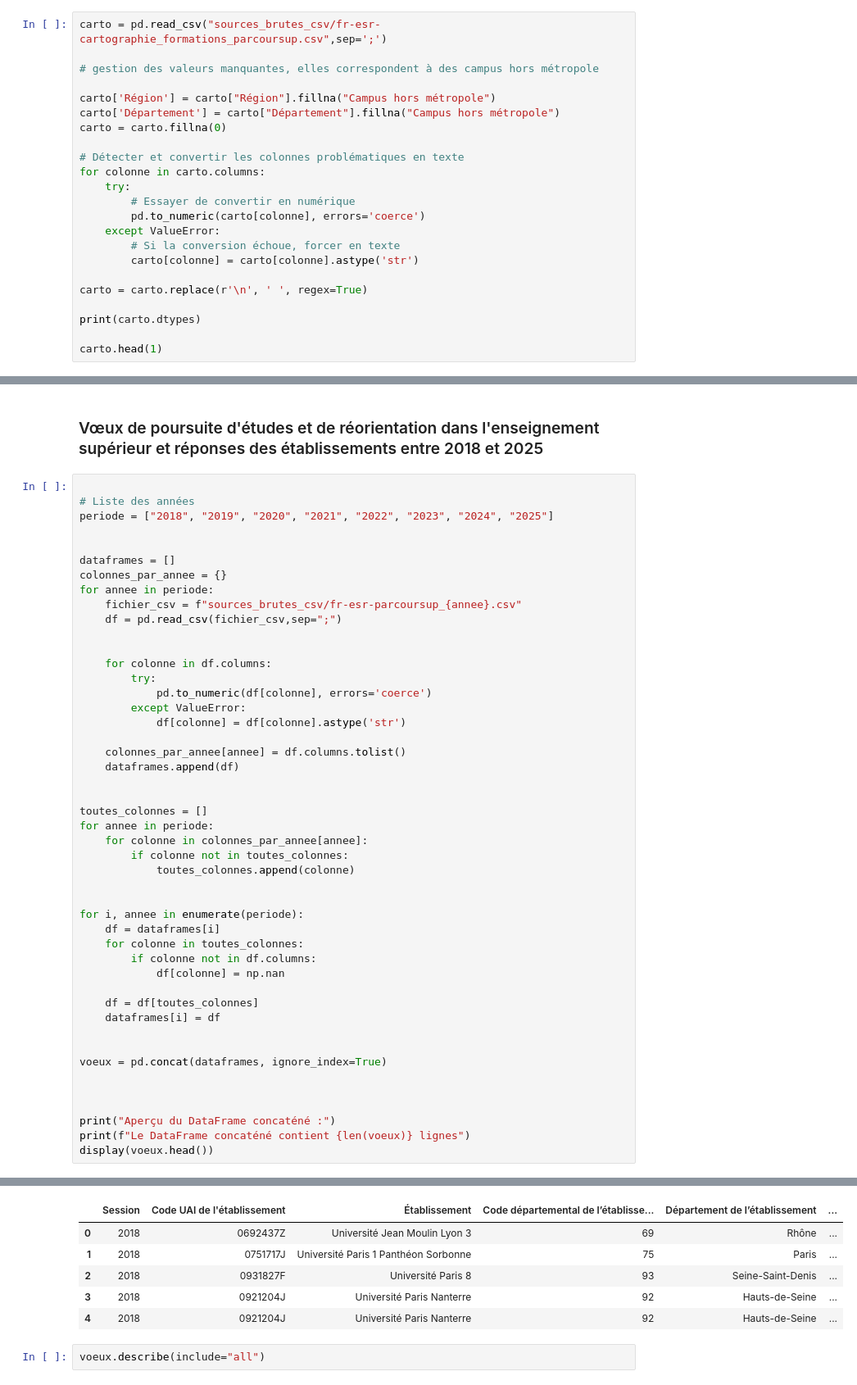
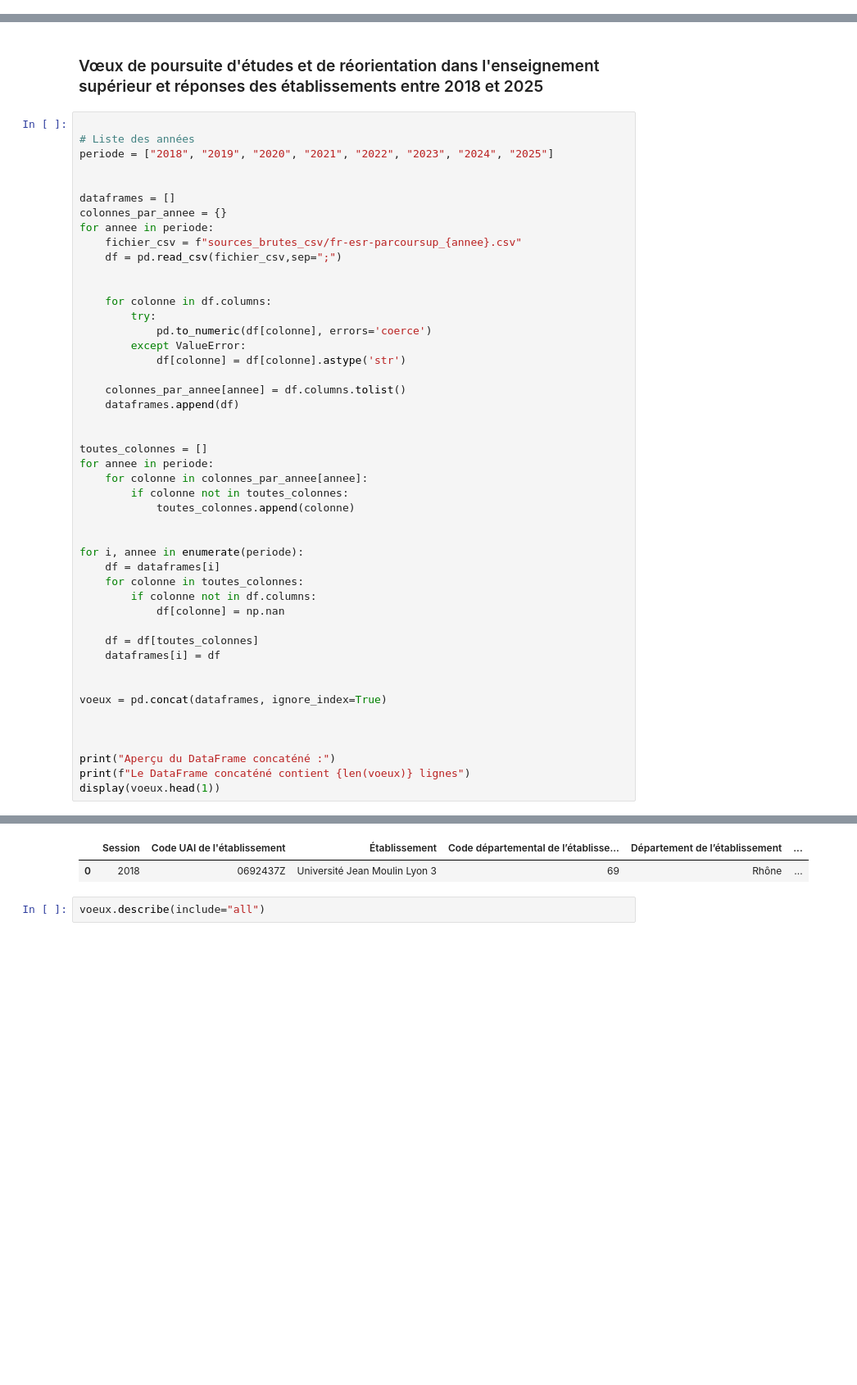
Before and after one commit to laura-lucchini/Analyse-Parcoursup, a Jupyter notebook: projet_parcoursup.ipynb, the cells around one changed output, grey strips where cells are left out. Shown at 82% size. Cells and saved outputs as stored; diff of their text form; blank space fills up the shorter version.

```diff
--- a/projet_parcoursup.ipynb
+++ b/projet_parcoursup.ipynb
@@ -30,23 +24,0 @@ pd.set_option('display.max_columns', None)
-# %%
-carto = pd.read_csv("sources_brutes_csv/fr-esr-cartographie_formations_parcoursup.csv",sep=';')
-
-# gestion des valeurs manquantes, elles correspondent à des campus hors métropole
-
-carto['Région'] = carto["Région"].fillna("Campus hors métropole")
-carto['Département'] = carto["Département"].fillna("Campus hors métropole")
-carto = carto.fillna(0)
-
-# Détecter et convertir les colonnes problématiques en texte
-for colonne in carto.columns:
-    try:
-        # Essayer de convertir en numérique
-        pd.to_numeric(carto[colonne], errors='coerce')
-    except ValueError:
-        # Si la conversion échoue, forcer en texte
-        carto[colonne] = carto[colonne].astype('str')
-
-carto = carto.replace(r'\n', ' ', regex=True)
-
-print(carto.dtypes)
-
-carto.head(1)
@@ -188,38 +48,34 @@ for annee in periode:
 
 
 toutes_colonnes = []
 for annee in periode:
     for colonne in colonnes_par_annee[annee]:
         if colonne not in toutes_colonnes:
             toutes_colonnes.append(colonne)
 
 
 for i, annee in enumerate(periode):
     df = dataframes[i]
     for colonne in toutes_colonnes:
         if colonne not in df.columns:
             df[colonne] = np.nan
 
     df = df[toutes_colonnes]
     dataframes[i] = df
 
 
 voeux = pd.concat(dataframes, ignore_index=True)
 
 
 
 print("Aperçu du DataFrame concaténé :")
 print(f"Le DataFrame concaténé contient {len(voeux)} lignes")
-display(voeux.head())
+display(voeux.head(1))
 # %% [output]
 Aperçu du DataFrame concaténé :
 Le DataFrame concaténé contient 104274 lignes
 |  | Session | Code UAI de l'établissement | Établissement | Code départemental de l’établisse... | Département de l’établissement | ... |
 | 0 | 2018 | 0692437Z | Université Jean Moulin Lyon 3 | 69 | Rhône | ... |
-| 1 | 2018 | 0751717J | Université Paris 1 Panthéon Sorbonne | 75 | Paris | ... |
-| 2 | 2018 | 0931827F | Université Paris 8 | 93 | Seine-Saint-Denis | ... |
-| 3 | 2018 | 0921204J | Université Paris Nanterre | 92 | Hauts-de-Seine | ... |
-| 4 | 2018 | 0921204J | Université Paris Nanterre | 92 | Hauts-de-Seine | ... |
 # %%
 voeux.describe(include="all")
 # %% [output]
```
Also changed, not shown: parts of 39 cells of this notebook, 6 other files.
